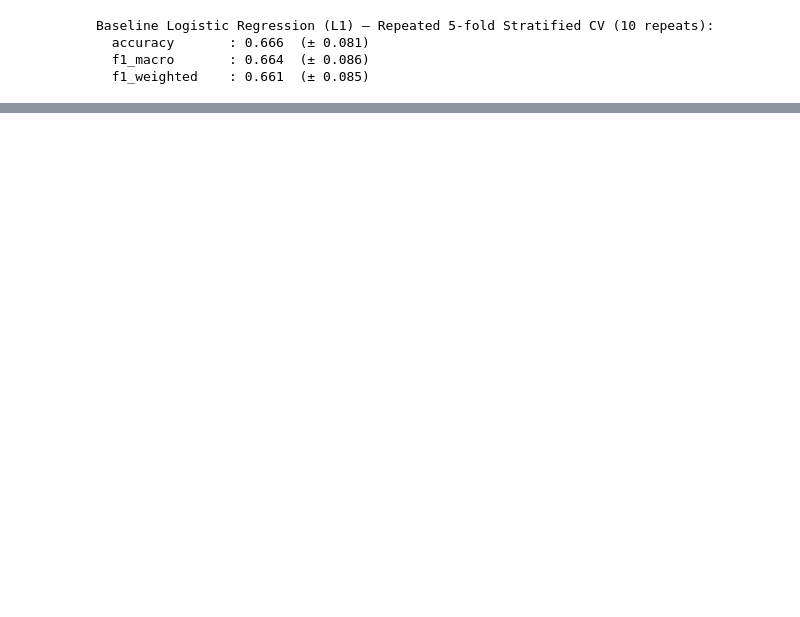
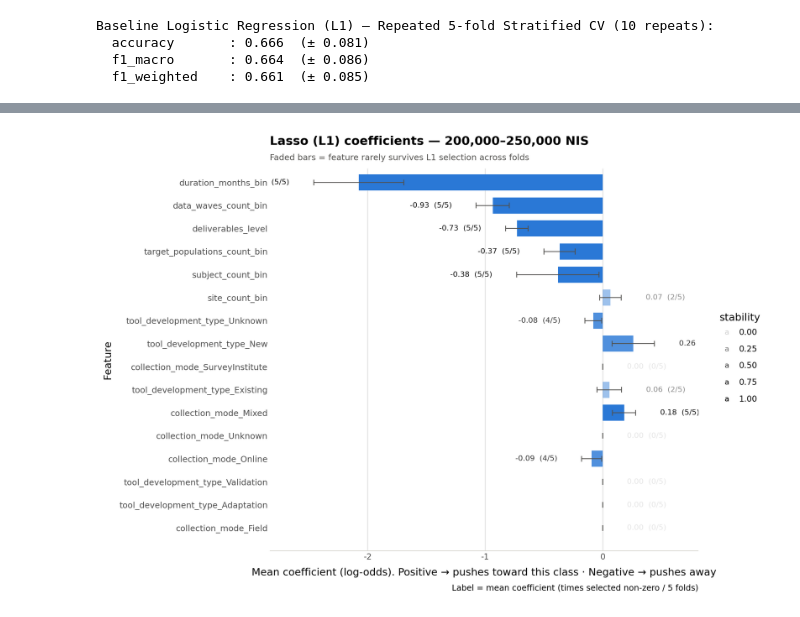
Before and after one commit to idowein/MOECSO, a Jupyter notebook: budget_estimation/Budget_estimation.ipynb, the cells around one changed output, grey strips where cells are left out. Saved outputs shown, nothing was run; the diff lists cells and outputs as text; code cells hidden in the pictures; blank space fills up the shorter version.

```diff
--- a/budget_estimation/Budget_estimation.ipynb
+++ b/budget_estimation/Budget_estimation.ipynb
@@ -2262,0 +2417,81 @@ noisier single-run estimates of 0.748 or 0.697.
+# %%
+# ---------------------------------------------------------------
+# 1. Long DataFrame (same as before)
+# ---------------------------------------------------------------
+rows = []
+for label, summary in coef_per_class.items():
+    tmp = summary.reset_index().rename(columns={"index": "feature"})
+    tmp["target_class"] = label
+    rows.append(tmp)
+plot_df = pd.concat(rows, ignore_index=True)
+
+# Fixed feature order (same order in all three plots, for comparability)
+global_importance = (
+    plot_df.groupby("feature")["mean_coef"]
+    .apply(lambda s: s.abs().max())
+    .sort_values()
+)
+plot_df["feature"] = pd.Categorical(
+    plot_df["feature"], categories=global_importance.index, ordered=True
+)
+plot_df["stability"] = plot_df["times_nonzero"] / 5
+plot_df["label_text"] = plot_df.apply(
+    lambda r: f"{r.mean_coef:.2f}  ({r.times_nonzero}/5)", axis=1
+)
+
+CLASS_COLORS = {
+    target_labels[0]: "#2a78d6",
+    target_labels[1]: "#eb6834",
+    target_labels[2]: "#1baf7a",
+}
+
+# ---------------------------------------------------------------
+# 2. One separate, full-size figure per class
+# ---------------------------------------------------------------
+plots = {}
+for label in target_labels:
+    sub = plot_df[plot_df["target_class"] == label].copy()
+
+    # push the label beyond the error bar, direction depends on sign
+    pad = sub["mean_coef"].abs().max() * 0.10
+    sub["label_y"] = sub["mean_coef"] + sub["std_coef"] * sub["mean_coef"].apply(
+        lambda v: 1 if v >= 0 else -1
+    ) + pad * sub["mean_coef"].apply(lambda v: 1 if v >= 0 else -1)
+
+    pos = sub[sub["mean_coef"] >= 0]
+    neg = sub[sub["mean_coef"] < 0]
+
+    p = (
+        ggplot(sub, aes(x="feature", y="mean_coef", alpha="stability"))
+        + geom_col(fill=CLASS_COLORS[label], width=0.7, show_legend=False)
+        + geom_errorbar(
+            aes(ymin="mean_coef - std_coef", ymax="mean_coef + std_coef"),
+            width=0.25, color="#52514e", alpha=1
+        )
+        + geom_text(pos, aes(y="label_y", label="label_text"),
+                    size=8, color="#0b0b0b", ha="left")
+        + geom_text(neg, aes(y="label_y", label="label_text"),
+                    size=8, color="#0b0b0b", ha="right")
+        + geom_vline(xintercept=0, linetype="solid", color="#c3c2b7")
+        + coord_flip()
+        + labs(
+            title=f"Lasso (L1) coefficients — {label}",
+            subtitle="Faded bars = feature rarely survives L1 selection across folds",
+            x="Feature",
+            y="Mean coefficient (log-odds). Positive → pushes toward this class · Negative → pushes away",
+            caption="Label = mean coefficient (times selected non-zero / 5 folds)"
+        )
+        + theme_minimal()
+        + theme(
+            figure_size=(10, 7),
+            panel_grid_minor=element_blank(),
+            panel_grid_major_y=element_blank(),
+            axis_text_y=element_text(size=9),
+            plot_title=element_text(size=13, weight="bold"),
+            plot_subtitle=element_text(size=9, color="#52514e"),
+        )
+    )
+    plots[label] = p
+    display(p)
+# %% [output]
+[figure, added]
```
Also changed, not shown: parts of 30 cells of this notebook.
